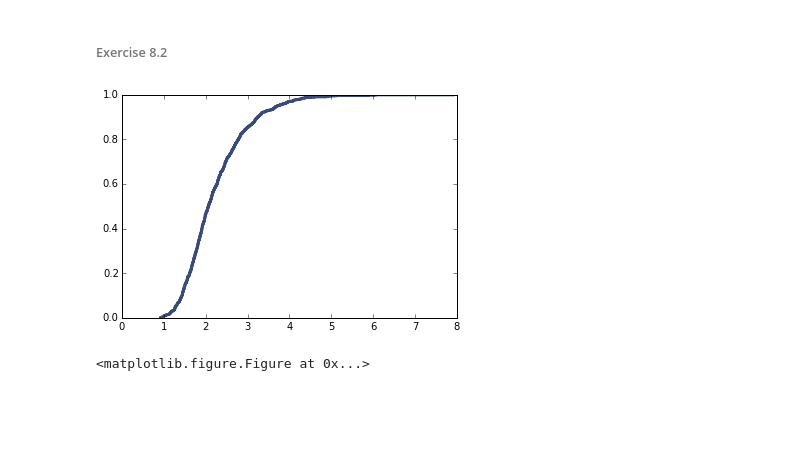
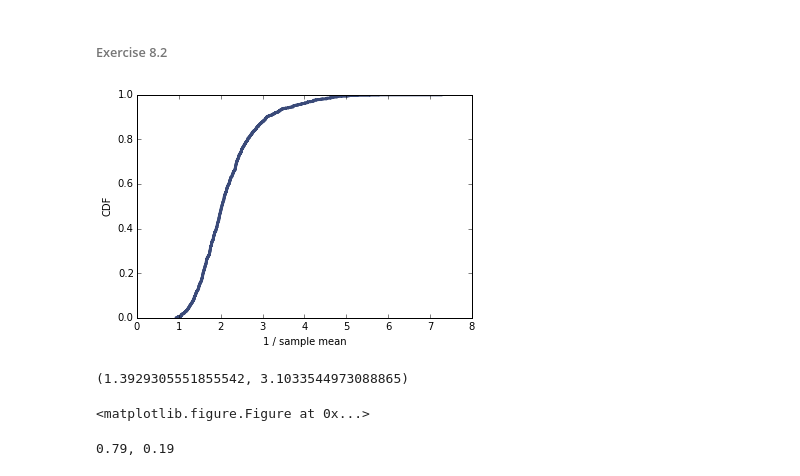
Before and after one commit to EmmanueleSalvati/metis-data-science-bootcamp-prework, a Jupyter notebook: Metis_prework_Emmanuele.ipynb, the cells around one changed output. Cells and saved outputs as stored; diff of their text form; code cells hidden in the pictures; blank space fills up the shorter version.

Commit message:
Complete Ex. 8.2
Completed Ex. 8.2, last of ThinkStats2

```diff
--- a/Metis_prework_Emmanuele.ipynb
+++ b/Metis_prework_Emmanuele.ipynb
@@ -156,8 +156,11 @@ def SimulateExp(n=10, m=1000, lam=2):
 # %%
 estimates = SimulateExp()
 cdf = thinkstats2.MakeCdfFromList(estimates)
 thinkplot.Cdf(cdf)
-thinkplot.Show()
+thinkplot.Show(xlabel='1 / sample mean', ylabel='CDF')
+ci = cdf.Percentile(10), cdf.Percentile(90)
+print ci
 # %% [output]
-[figure, old version]
+[figure, new version]
-<matplotlib.figure.Figure at 0x...>
+(1.3929305551855542, 3.1033544973088865)
+<matplotlib.figure.Figure at 0x...>
@@ -163,0 +170,4 @@ thinkplot.Show()
+# %%
+print '%.2g, %.2g' % (stderr, mean_error)
+# %% [output]
+0.79, 0.19
```
Also changed, not shown: parts of 5 cells of this notebook.
